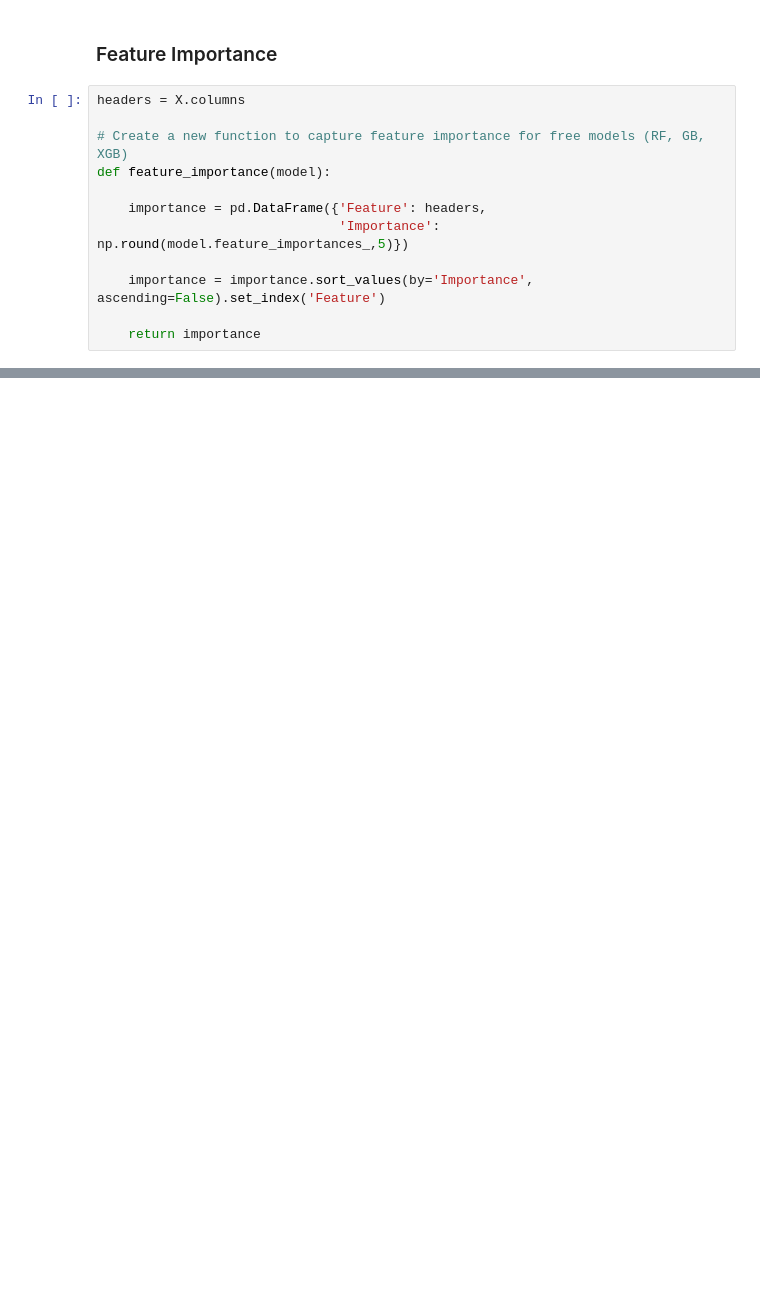
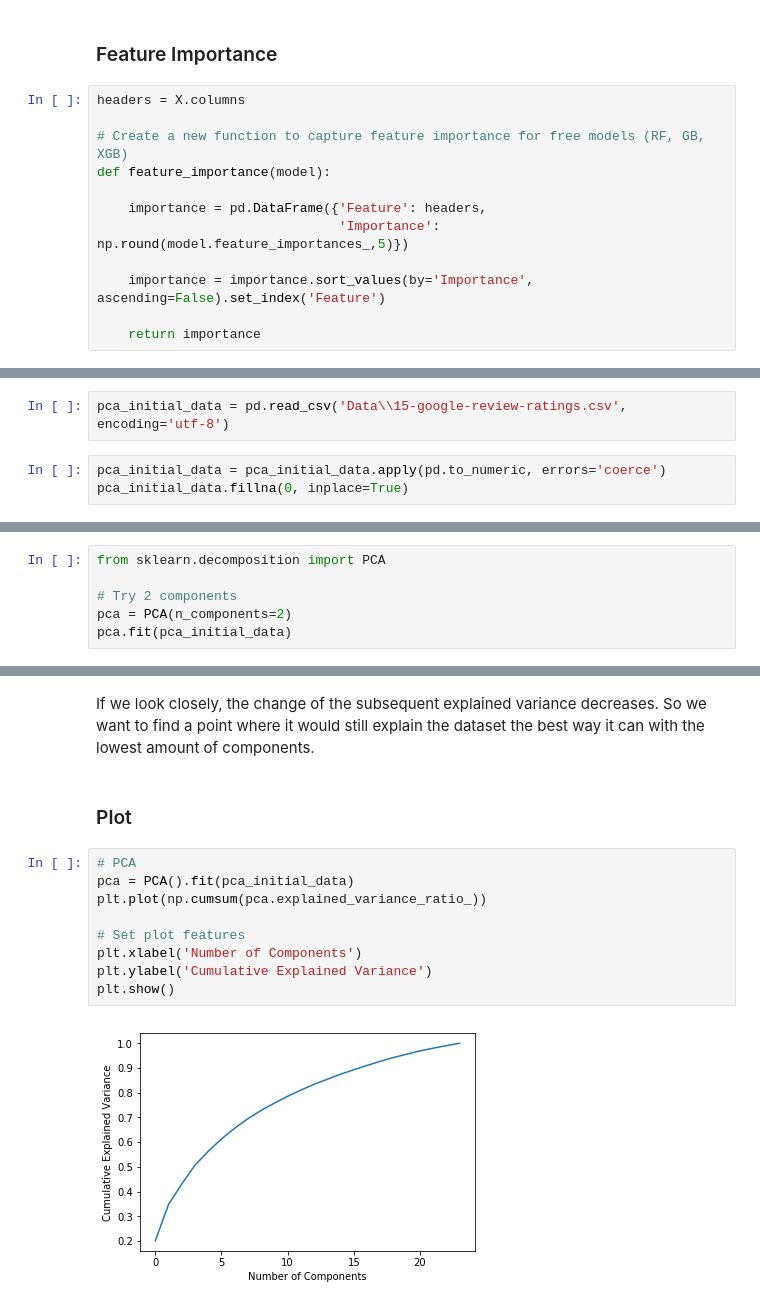
Before and after one commit to davidtnly/Python, a Jupyter notebook: MachineLearning/15-principal-component-analysis.ipynb, the cells around one changed output, grey strips where cells are left out. Cells and saved outputs as stored; diff of their text form; blank space fills up the shorter version.

Commit message:
finished pca notebook; may want to revisit and review and also created another pca notebook on mnist data; also fixed the issue from previous commit by using np to numbers

```diff
--- a/MachineLearning/15-principal-component-analysis.ipynb
+++ b/MachineLearning/15-principal-component-analysis.ipynb
@@ -206,0 +271,5 @@ feature_importance(model)
+# %%
+pca_initial_data = pd.read_csv('Data\\15-google-review-ratings.csv', encoding='utf-8')
+# %%
+pca_initial_data = pca_initial_data.apply(pd.to_numeric, errors='coerce')
+pca_initial_data.fillna(0, inplace=True)
@@ -206,0 +278,6 @@ feature_importance(model)
+# %%
+from sklearn.decomposition import PCA
+
+# Try 2 components
+pca = PCA(n_components=2)
+pca.fit(pca_initial_data)
@@ -206,0 +327,15 @@ feature_importance(model)
+# %% [markdown]
+If we look closely, the change of the subsequent explained variance decreases. So we want to find a point where it would still explain the dataset the best way it can with the lowest amount of components.
+# %% [markdown]
+### Plot
+# %%
+# PCA
+pca = PCA().fit(pca_initial_data)
+plt.plot(np.cumsum(pca.explained_variance_ratio_))
+
+# Set plot features
+plt.xlabel('Number of Components')
+plt.ylabel('Cumulative Explained Variance')
+plt.show()
+# %% [output]
+[figure, added]
```
Also changed, not shown: parts of 30 cells of this notebook, 6 other files.
